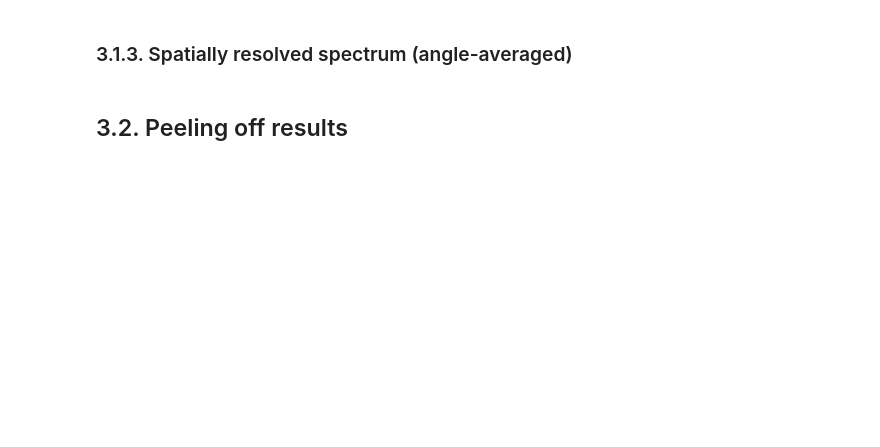
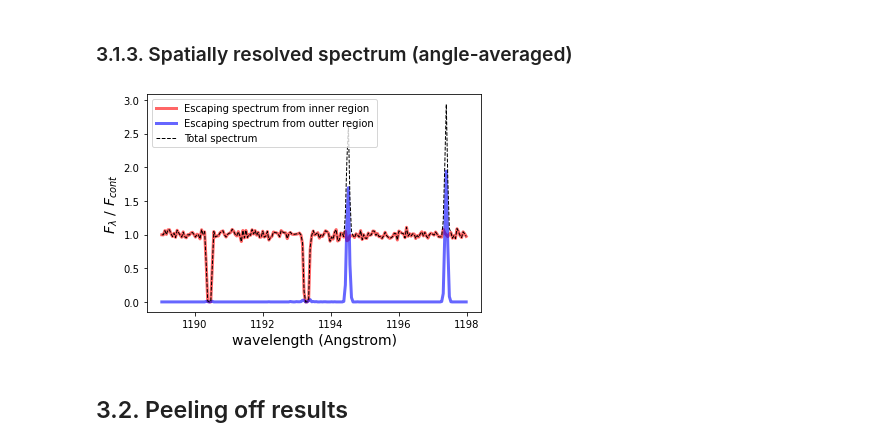
Before and after one commit to Supriyosaha1/Department_project-II, a Jupyter notebook: tutorials/tutorial_1/Tutorial-1.ipynb, the cells around one changed output. Cells and saved outputs as stored; diff of their text form; code cells hidden in the pictures; blank space fills up the shorter version.

```diff
--- a/tutorials/tutorial_1/Tutorial-1.ipynb
+++ b/tutorials/tutorial_1/Tutorial-1.ipynb
@@ -139,0 +52,9 @@ Parameters.append(wpf.param_section(section,params))
+# %%
+# Definition of the spectral shape
+spec_type            = 'PowLaw'   # We emit a power-law
+spec_powlaw_lmin_Ang = 1189       # from lambda = spec_powlaw_lmin_Ang   [Angstrom]
+spec_powlaw_lmax_Ang = 1198       # to lambda = spec_powlaw_lmax_Ang     [Angstrom]
+spec_powlaw_beta     = -2.0       # with slope spec_powlaw_beta (-2 means flat in F_lambda)
+
+# Number of photon packets for the Monte Carlo experiment
+nPhotonPackets       = 100000
@@ -261,2 +285,7 @@ plt.show()
 # %% [markdown]
 ### 3.1.2. Surface-brightness map and profile (angle-averaged)
+# %%
+# compute projected distance of each photon packet to the source, in the plane perpendicular
+# to the photon packet's propagation direction.
+# (NB:Source is located at 0.5,0.5,0.5, i.e. center of the box.)
+rp = p.projected_radius(xc=0.5,yc=0.5,zc=0.5)
@@ -263,5 +307,29 @@ plt.show()
 # %% [markdown]
 ### 3.1.3. Spatially resolved spectrum (angle-averaged)
+# %%
+# select and extract photon packets escaping from the inner region (point source -> take really small radius)
+iiIN = np.where(rp < 1e-5)
+pIN  = p.extract_sample(iiIN)
+lIN,sIN = pIN.spectrum(frame='obs',nbins=200,lmin=spec_powlaw_lmin_Ang,lmax=spec_powlaw_lmax_Ang)
+sIN /= continuum
+plt.plot(lIN,sIN,alpha=0.6,label='Escaping spectrum from inner region',lw=3,ls='-',c='r')
+
+# select and extract photon packets escaping from the outter region
+iiIN = np.where(rp >= 1e-5)
+pIN  = p.extract_sample(iiIN)
+lIN,sIN = pIN.spectrum(frame='obs',nbins=200,lmin=spec_powlaw_lmin_Ang,lmax=spec_powlaw_lmax_Ang)
+sIN /= continuum
+plt.plot(lIN,sIN,alpha=0.6,label='Escaping spectrum from outter region',lw=3,ls='-',c='b')
+
+# plot total as well
+plt.plot(lobs,sobs,label='Total spectrum',lw=1,ls='--',c='k')
+
+plt.xlabel('wavelength (Angstrom)',fontsize=14)
+plt.ylabel(r'$F_\lambda\ /\ F_{cont}$',fontsize=14)
+plt.legend()
+plt.show()
+# %% [output]
+[figure, added]
 # %% [markdown]
 ## 3.2. Peeling off results
 # %%
```
Also changed, not shown: parts of 47 cells of this notebook.
